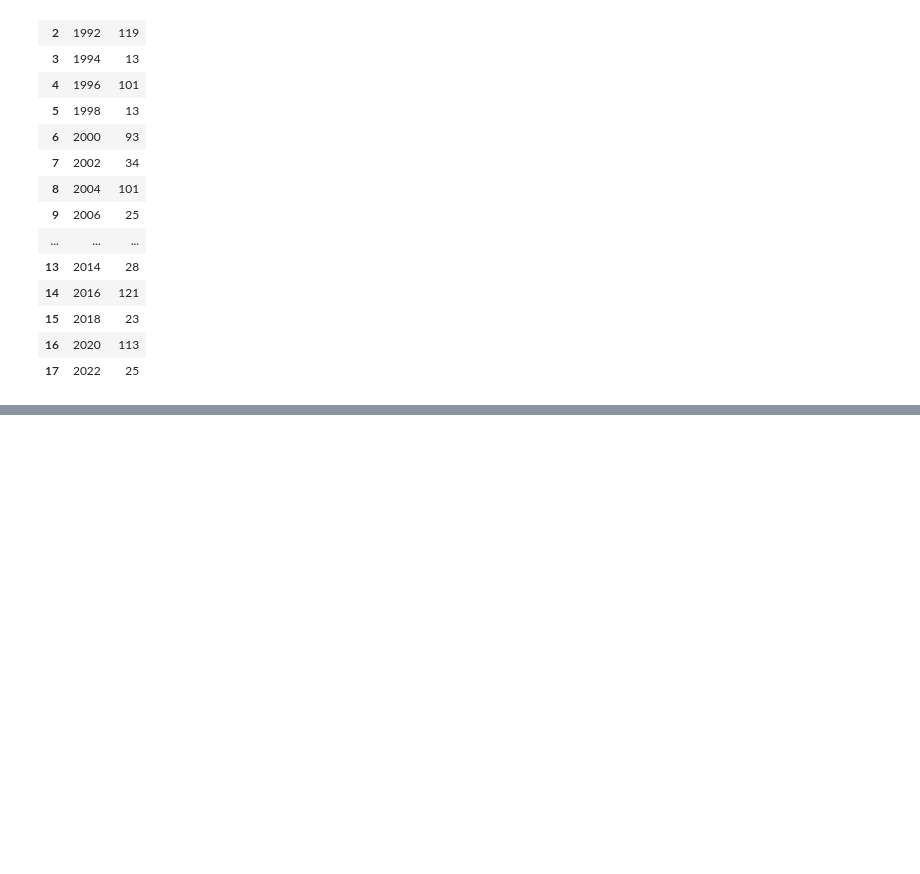
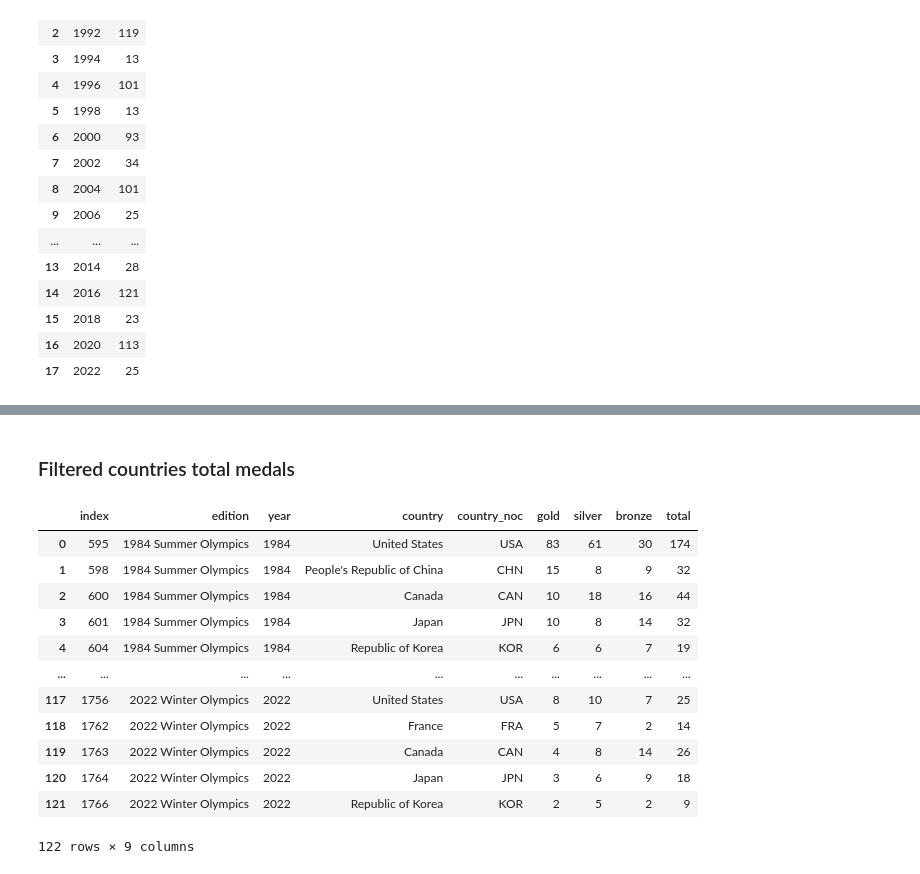
Before and after one commit to Mailysjaffret/Project1---Ironhack, a Jupyter notebook: notebooks/Amir/Hostinfo.ipynb, the cells around one changed output, grey strips where cells are left out. Saved outputs shown, nothing was run; the diff lists cells and outputs as text; code cells hidden in the pictures; blank space fills up the shorter version.

```diff
--- a/notebooks/Amir/Hostinfo.ipynb
+++ b/notebooks/Amir/Hostinfo.ipynb
@@ -344,0 +342,22 @@ host_info
+# %%
+countries = ['USA', 'KOR', 'CHN', 'JPN', 'FRA', 'CAN']
+
+filtered_medal_total = medal_total[medal_total['country_noc'].isin(countries)].reset_index()
+# %% [markdown]
+### Filtered countries total medals
+# %%
+filtered_medal_total
+# %% [output]
+|  | index | edition | year | country | country_noc | gold | silver | bronze | total |
+| 0 | 595 | 1984 Summer Olympics | 1984 | United States | USA | 83 | 61 | 30 | 174 |
+| 1 | 598 | 1984 Summer Olympics | 1984 | People's Republic of China | CHN | 15 | 8 | 9 | 32 |
+| 2 | 600 | 1984 Summer Olympics | 1984 | Canada | CAN | 10 | 18 | 16 | 44 |
+| 3 | 601 | 1984 Summer Olympics | 1984 | Japan | JPN | 10 | 8 | 14 | 32 |
+| 4 | 604 | 1984 Summer Olympics | 1984 | Republic of Korea | KOR | 6 | 6 | 7 | 19 |
+| ... | ... | ... | ... | ... | ... | ... | ... | ... | ... |
+| 117 | 1756 | 2022 Winter Olympics | 2022 | United States | USA | 8 | 10 | 7 | 25 |
+| 118 | 1762 | 2022 Winter Olympics | 2022 | France | FRA | 5 | 7 | 2 | 14 |
+| 119 | 1763 | 2022 Winter Olympics | 2022 | Canada | CAN | 4 | 8 | 14 | 26 |
+| 120 | 1764 | 2022 Winter Olympics | 2022 | Japan | JPN | 3 | 6 | 9 | 18 |
+| 121 | 1766 | 2022 Winter Olympics | 2022 | Republic of Korea | KOR | 2 | 5 | 2 | 9 |
+122 rows × 9 columns
```
Also changed, not shown: parts of 32 cells of this notebook.
